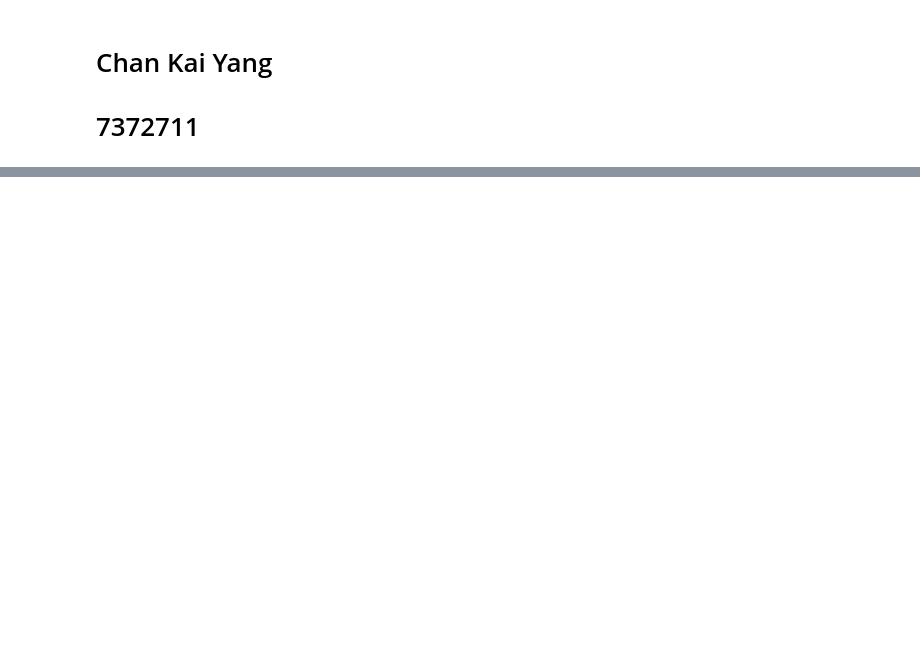
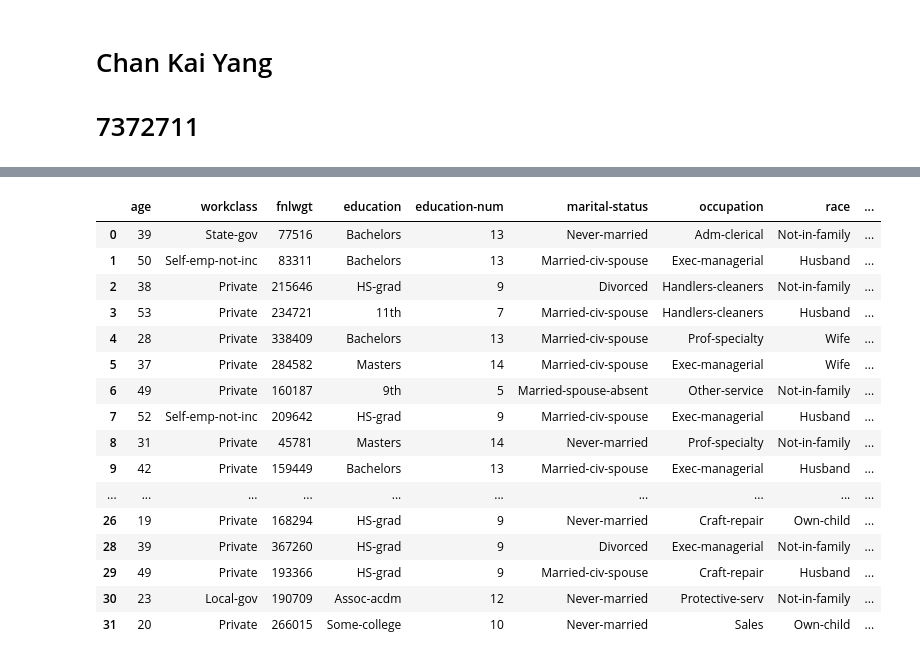
Before and after one commit to KkyKai/DT-Classifier-to-predict-Income-Class, a Jupyter notebook: 7372711_task2.ipynb, the cells around one changed output, grey strips where cells are left out. Drawn from its saved outputs; the diff is of its cells as text; code cells hidden in the pictures; blank space fills up the shorter version.

```diff
--- a/7372711_task2.ipynb
+++ b/7372711_task2.ipynb
@@ -413,0 +84,33 @@ After fine-tuning, the loss value is lower, hence a smaller mean squared error,
+# %%
+#Notice workclass and occupation has a '?' value on the same row (row 27)
+#Notice native-country has a '?' value on row 14
+#Drop all rows with ' ?' values as they are not in the attribute information
+#irrelevant as we cannot get any information about workclass or occupation from ?
+
+#Loop through all columns in dataframe and remove the rows with '?'
+for column in df:
+    df.drop(df.index[df[column] == '?'], inplace=True)
+
+#Check that all rows with '?' have been removed
+df.head(30)
+
+#Row 27 is removed
+#Row 14 is removed
+# %% [output]
+|  | age | workclass | fnlwgt | education | education-num | marital-status | occupation | race | ... |
+| 0 | 39 | State-gov | 77516 | Bachelors | 13 | Never-married | Adm-clerical | Not-in-family | ... |
+| 1 | 50 | Self-emp-not-inc | 83311 | Bachelors | 13 | Married-civ-spouse | Exec-managerial | Husband | ... |
+| 2 | 38 | Private | 215646 | HS-grad | 9 | Divorced | Handlers-cleaners | Not-in-family | ... |
+| 3 | 53 | Private | 234721 | 11th | 7 | Married-civ-spouse | Handlers-cleaners | Husband | ... |
+| 4 | 28 | Private | 338409 | Bachelors | 13 | Married-civ-spouse | Prof-specialty | Wife | ... |
+| 5 | 37 | Private | 284582 | Masters | 14 | Married-civ-spouse | Exec-managerial | Wife | ... |
+| 6 | 49 | Private | 160187 | 9th | 5 | Married-spouse-absent | Other-service | Not-in-family | ... |
+| 7 | 52 | Self-emp-not-inc | 209642 | HS-grad | 9 | Married-civ-spouse | Exec-managerial | Husband | ... |
+| 8 | 31 | Private | 45781 | Masters | 14 | Never-married | Prof-specialty | Not-in-family | ... |
+| 9 | 42 | Private | 159449 | Bachelors | 13 | Married-civ-spouse | Exec-managerial | Husband | ... |
+| ... | ... | ... | ... | ... | ... | ... | ... | ... | ... |
+| 26 | 19 | Private | 168294 | HS-grad | 9 | Never-married | Craft-repair | Own-child | ... |
+| 28 | 39 | Private | 367260 | HS-grad | 9 | Divorced | Exec-managerial | Not-in-family | ... |
+| 29 | 49 | Private | 193366 | HS-grad | 9 | Married-civ-spouse | Craft-repair | Husband | ... |
+| 30 | 23 | Local-gov | 190709 | Assoc-acdm | 12 | Never-married | Protective-serv | Not-in-family | ... |
+| 31 | 20 | Private | 266015 | Some-college | 10 | Never-married | Sales | Own-child | ... |
```
Also changed, not shown: parts of 123 cells of this notebook.
